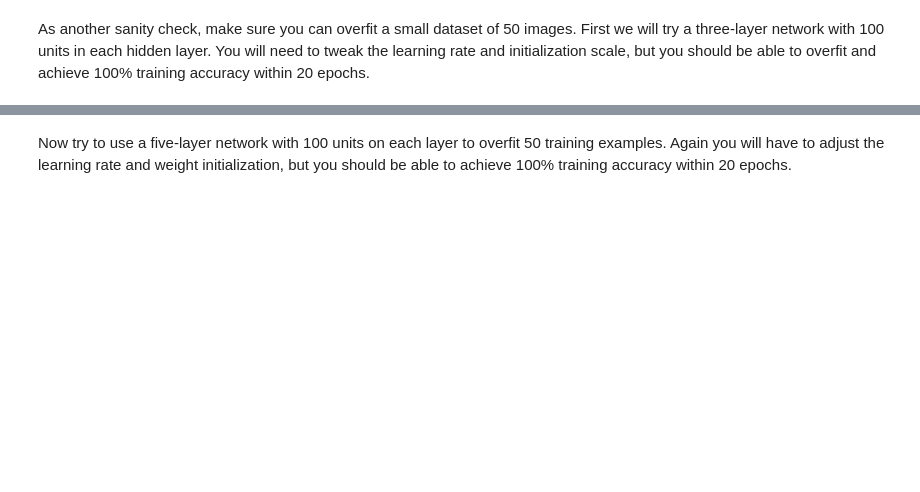
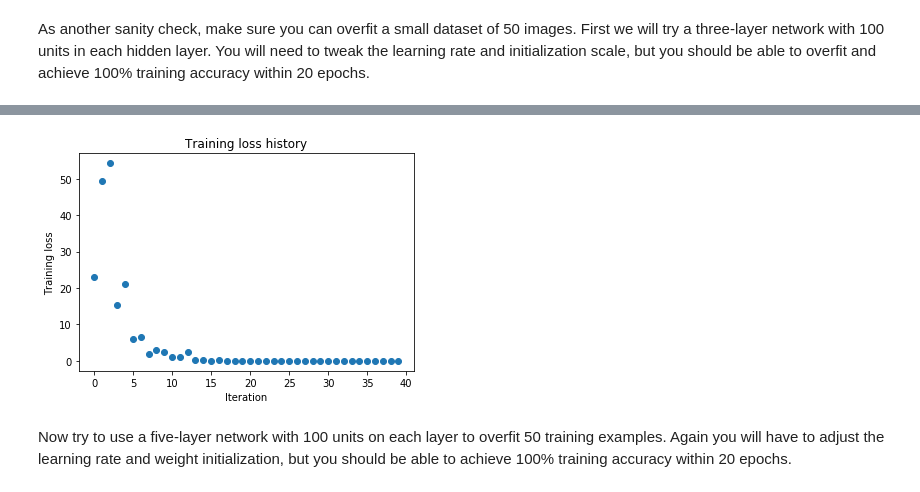
Before and after one commit to Noverish/cs231n, a Jupyter notebook: assignment2/FullyConnectedNets.ipynb, the cells around one changed output, grey strips where cells are left out. Cells and saved outputs as stored; diff of their text form; code cells hidden in the pictures; blank space fills up the shorter version.

```diff
--- a/assignment2/FullyConnectedNets.ipynb
+++ b/assignment2/FullyConnectedNets.ipynb
@@ -342,8 +435,8 @@ small_data = {
   'y_val': data['y_val'],
 }
 
-weight_scale = 1e-2
-learning_rate = 1e-4
+weight_scale = 5e-2
+learning_rate = 2.5e-3
 model = FullyConnectedNet([100, 100],
               weight_scale=weight_scale, dtype=np.float64)
 solver = Solver(model, small_data,
@@ -360,3 +453,4 @@ plt.title('Training loss history')
 plt.xlabel('Iteration')
 plt.ylabel('Training loss')
 plt.show()
+# %% [output]
@@ -363,3 +474,4 @@ plt.show()
+[figure, added]
 # %% [markdown]
 Now try to use a five-layer network with 100 units on each layer to overfit 50 training examples. Again you will have to adjust the learning rate and weight initialization, but you should be able to achieve 100% training accuracy within 20 epochs.
 # %%
```
Also changed, not shown: parts of 21 cells of this notebook, 3 other files.
